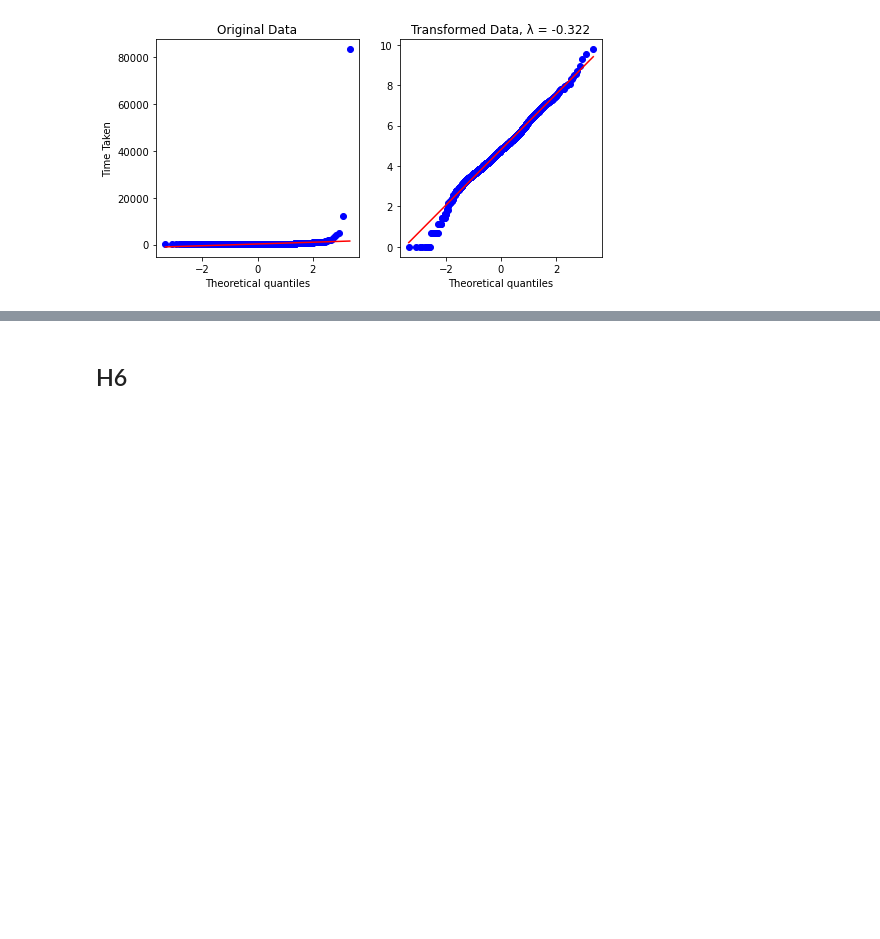
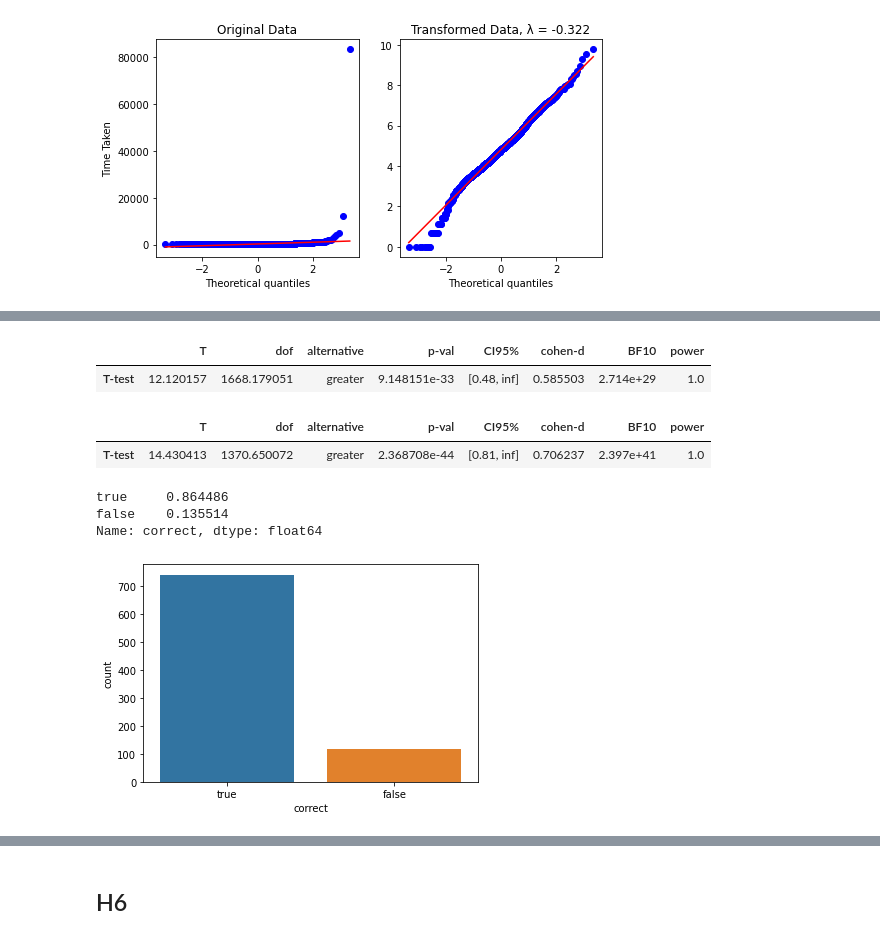
Before and after one commit to velitchko/graph-vis-evaluation-ext, a Jupyter notebook: python/Hypotheses.ipynb, the cells around one changed output, grey strips where cells are left out. Drawn from its saved outputs; the diff is of its cells as text; code cells hidden in the pictures; blank space fills up the shorter version.

```diff
--- a/python/Hypotheses.ipynb
+++ b/python/Hypotheses.ipynb
@@ -1171,3 +1175,9 @@ h5_nl_clique_df = h5_nl_df.loc[h5_nl_df['task_entity'] == 'clique']
 # single vs clique for m
 h5_m_single_df = h5_m_df.loc[h5_m_df['task_entity'] == 'single']
 h5_m_clique_df = h5_m_df.loc[h5_m_df['task_entity'] == 'clique']
+# %%
+h5_df = pd.DataFrame()
+h5_df = h5_df.append(h5_m_df_cleansed)
+h5_df = h5_df.append(h5_nl_df_cleansed)
+
+h5_df
@@ -1173,0 +1228,21 @@ h5_m_clique_df = h5_m_df.loc[h5_m_df['task_entity'] == 'clique']
+# %%
+pg.ttest(h5_df[(h5_df['task_entity']=='single') & (h5_df['network_enc']=='m')]['time_trans'], h5_df[(h5_df['task_entity']=='single') & (h5_df['network_enc']=='nl')]['time_trans'], alternative="greater", correction=True, confidence=0.95)
+# %% [output]
+|  | T | dof | alternative | p-val | CI95% | cohen-d | BF10 | power |
+| T-test | 12.120157 | 1668.179051 | greater | 9.148151e-33 | [0.48, inf] | 0.585503 | 2.714e+29 | 1.0 |
+# %%
+pg.ttest(h5_df[(h5_df['task_entity']=='clique') & (h5_df['network_enc']=='m')]['time_trans'], h5_df[(h5_df['task_entity']=='clique') & (h5_df['network_enc']=='nl')]['time_trans'], alternative="greater", correction=True, confidence=0.95)
+# %% [output]
+|  | T | dof | alternative | p-val | CI95% | cohen-d | BF10 | power |
+| T-test | 14.430413 | 1370.650072 | greater | 2.368708e-44 | [0.81, inf] | 0.706237 | 2.397e+41 | 1.0 |
+# %%
+# M SINGLE
+count_plot(h5_df[(h5_df['task_entity']=='single') & (h5_df['network_enc']=='m')], 'correct')
+
+# check percentage of correct
+print(h5_df[(h5_df['task_entity']=='single') & (h5_df['network_enc']=='m')]['correct'].value_counts()/len(h5_df[(h5_df['task_entity']=='single') & (h5_df['network_enc']=='m')]))
+# %% [output]
+true     0.864486
+false    0.135514
+Name: correct, dtype: float64
+[figure, added]
```
Also changed, not shown: parts of 63 cells of this notebook.
